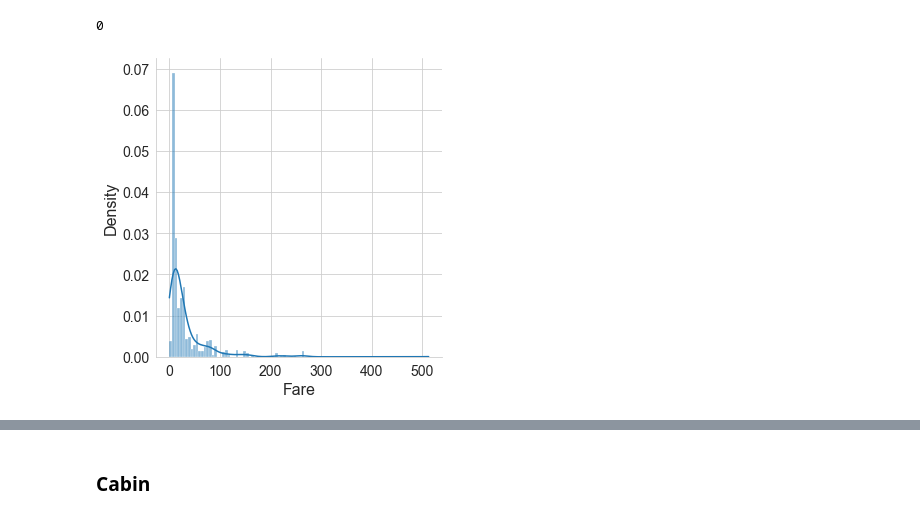
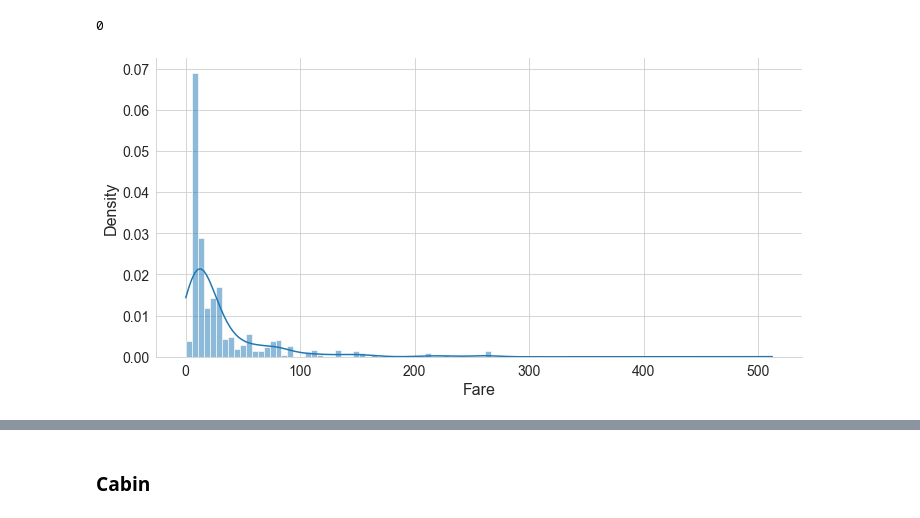
Before and after one commit to AlekseiBogachev/Titanic-Machine-Learning-from-Disaster, a Jupyter notebook: sources/Titanic-Machine-Learning-from-Disaster.ipynb, the cells around one changed output, grey strips where cells are left out. Cells and saved outputs as stored; diff of their text form; code cells hidden in the pictures.

```diff
--- a/sources/Titanic-Machine-Learning-from-Disaster.ipynb
+++ b/sources/Titanic-Machine-Learning-from-Disaster.ipynb
@@ -658,5 +658,5 @@ plt.show()
 # %% [output]
 [figure]
 # %%
-exploratory_set['AgeGroup'] = pd.cut(exploratory_set.Age, 5, labels=list(range(5)))
+# exploratory_set['AgeGroup'] = pd.cut(exploratory_set.Age, 5, labels=list(range(5)))
 # %%
@@ -705,3 +673,3 @@ plt.show()
 # %%
-exploratory_set.AgeGroup = exploratory_set.AgeGroup.astype('float')
+# exploratory_set.AgeGroup = exploratory_set.AgeGroup.astype('float')
 # %%
@@ -911,7 +865,8 @@ exploratory_set.Fare.isna().sum()
 # %% [output]
 0
 # %%
-sns.displot(data=exploratory_set, x='Fare', stat='density', kde=True)
+sns.displot(data=exploratory_set, x='Fare', stat='density', aspect=2, kde=True)
+# plt.savefig('../docs/images/fare_distribution.pdf', bbox_inches='tight')
 plt.show()
 # %% [output]
-[figure, old version]
+[figure, new version]
```
Also changed, not shown: parts of 27 cells of this notebook, 13 other files.
